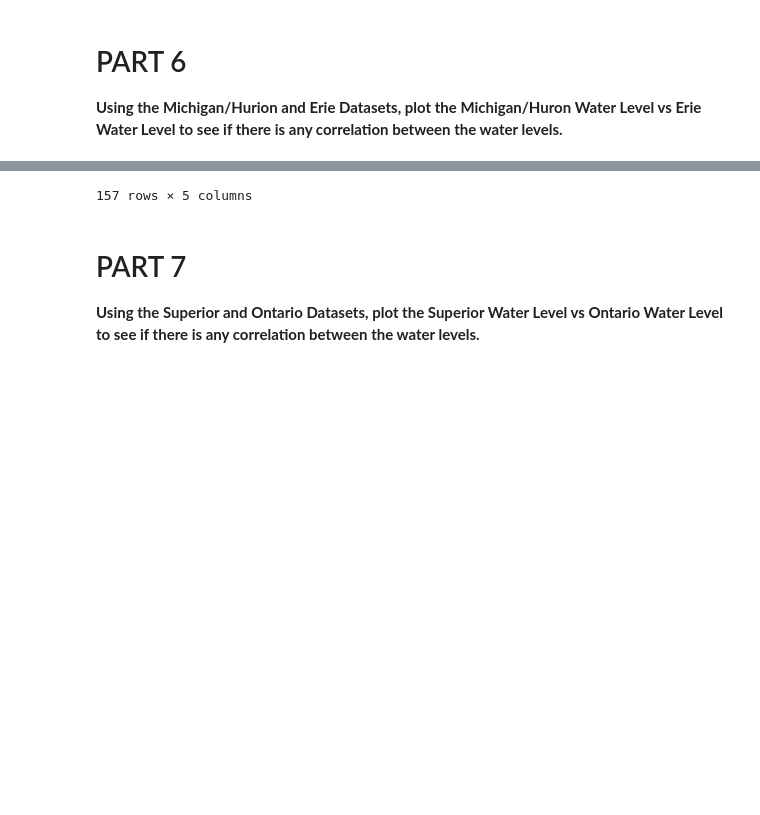
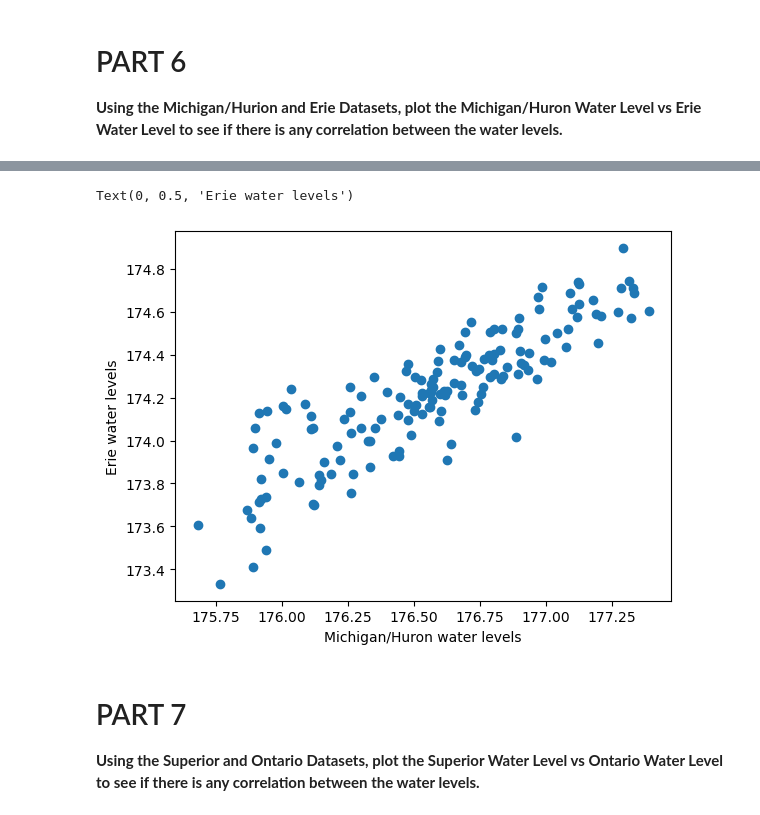
Before and after one commit to HangSuAeka/CMSE202_Git_Started, a Jupyter notebook: Great_Lakes_and_Grand_River.ipynb, the cells around one changed output, grey strips where cells are left out. Drawn from its saved outputs; the diff is of its cells as text; code cells hidden in the pictures; blank space fills up the shorter version.

```diff
--- a/Great_Lakes_and_Grand_River.ipynb
+++ b/Great_Lakes_and_Grand_River.ipynb
@@ -71,6 +71,7 @@ Text(0, 0.5, 'Superior water levels')
 # %%
 # Insert Code Here
 eri=pd.read_csv('data/eri.csv',names=['years','AnnAvg','empty','','2'])
-
-eri
+plt.scatter(mhu['AnnAvg'],eri['AnnAvg'][1:])
+plt.xlabel('Michigan/Huron water levels')
+plt.ylabel('Erie water levels')
 # %% [output]
@@ -89,4 +78,5 @@ eri
-157 rows × 5 columns
+Text(0, 0.5, 'Erie water levels')
+[figure, added]
 # %% [markdown]
 # PART 7
 
```
Also changed, not shown: parts of 1 cell of this notebook.
